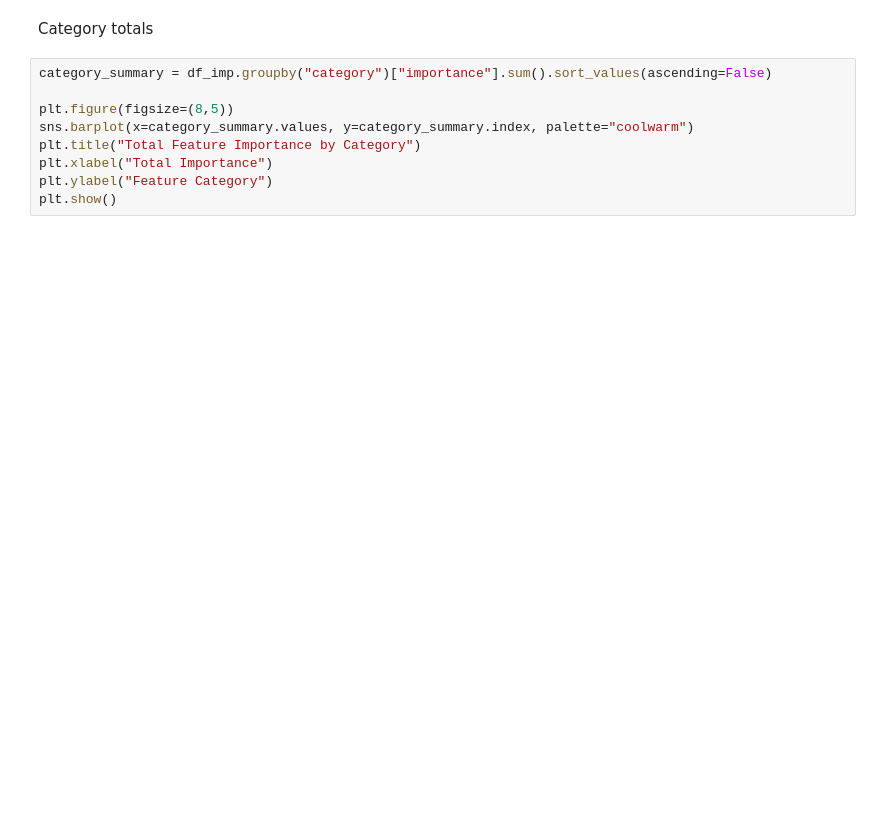
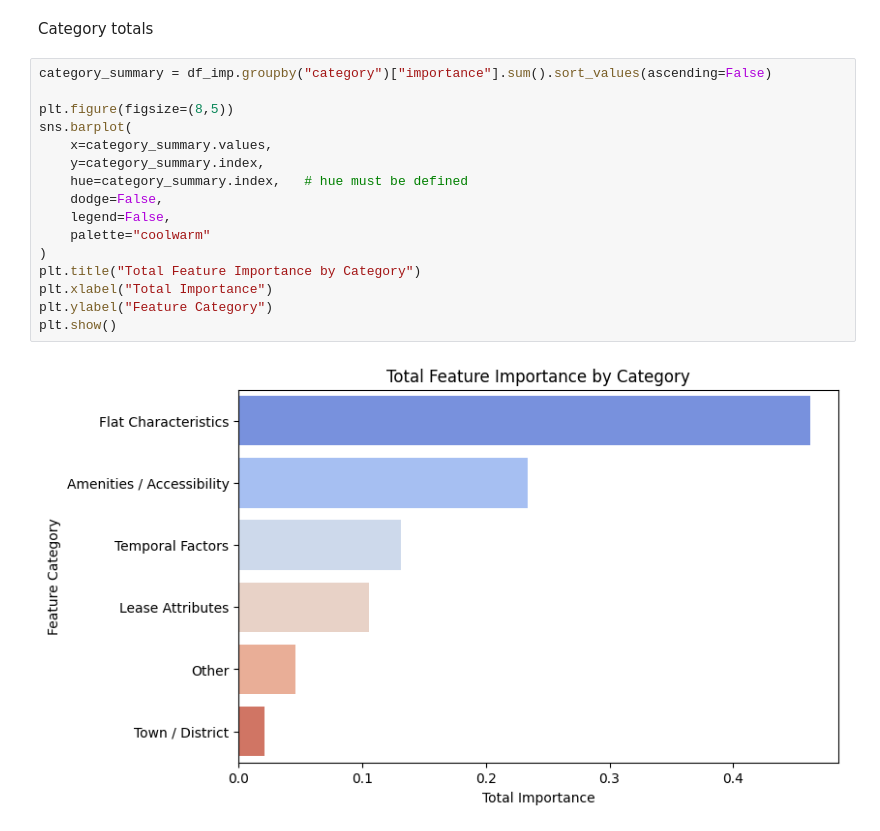
Before and after one commit to dehryl/DAA-Group-2-Internal-Project, a Jupyter notebook: EDA_Post_ML.ipynb, the cells around one changed output. Saved outputs shown, nothing was run; the diff lists cells and outputs as text; blank space fills up the shorter version.

```diff
--- a/EDA_Post_ML.ipynb
+++ b/EDA_Post_ML.ipynb
@@ -60,9 +103,18 @@ Category totals
 # %%
 category_summary = df_imp.groupby("category")["importance"].sum().sort_values(ascending=False)
 
 plt.figure(figsize=(8,5))
-sns.barplot(x=category_summary.values, y=category_summary.index, palette="coolwarm")
+sns.barplot(
+    x=category_summary.values,
+    y=category_summary.index,
+    hue=category_summary.index,   # hue must be defined
+    dodge=False,
+    legend=False,
+    palette="coolwarm"
+)
 plt.title("Total Feature Importance by Category")
 plt.xlabel("Total Importance")
 plt.ylabel("Feature Category")
 plt.show()
+# %% [output]
+[figure, added]
```
Also changed, not shown: parts of 11 cells of this notebook, 2 other files.
